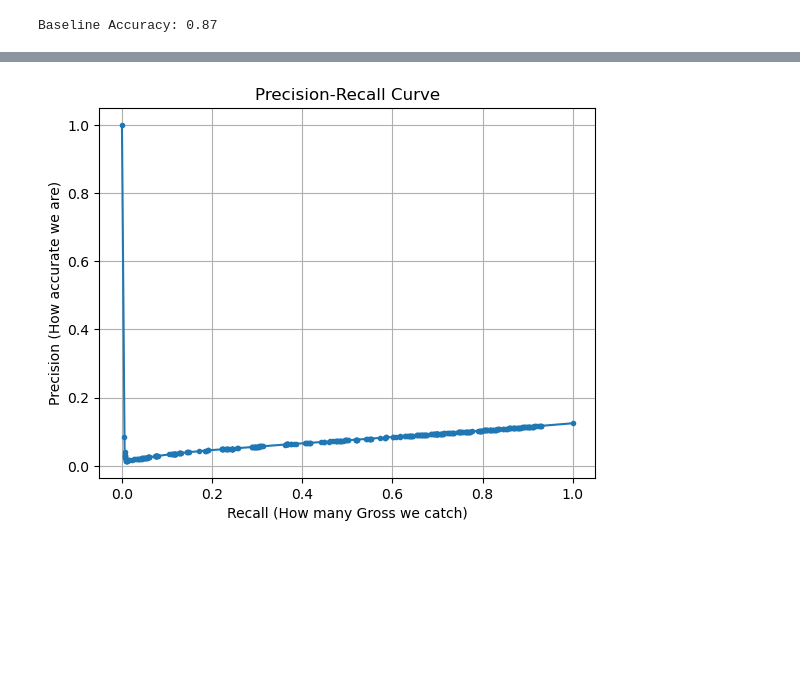
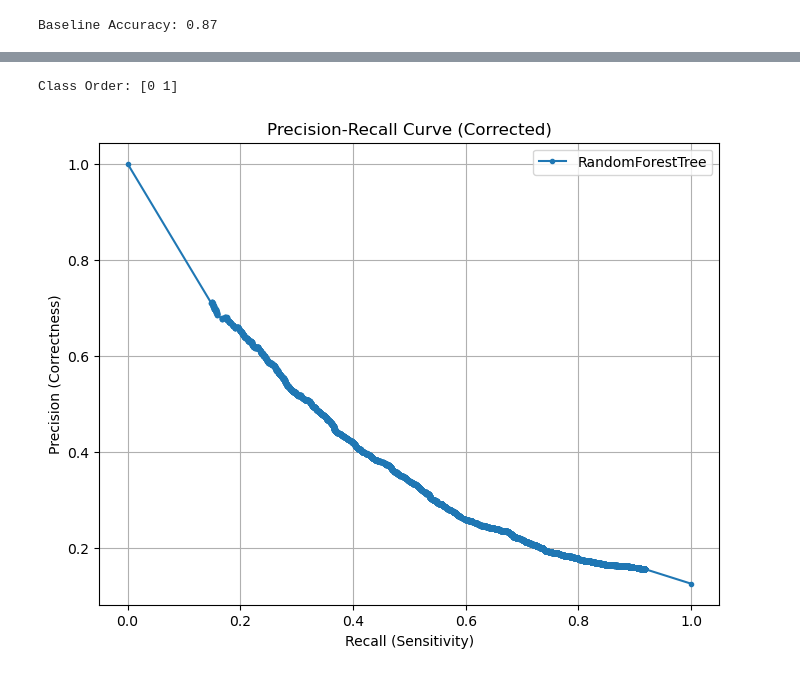
Before and after one commit to Muhammad-Mujtaba-Git/Ecommerce_COD_Validator-Daraz, a Jupyter notebook: Daraz Predictor.ipynb, the cells around one changed output, grey strips where cells are left out. Drawn from its saved outputs; the diff is of its cells as text; code cells hidden in the pictures; blank space fills up the shorter version.

```diff
--- a/Daraz Predictor.ipynb
+++ b/Daraz Predictor.ipynb
@@ -159,9 +208,9 @@ cat_features = ['category_name_1']
 # %%
 preprocessor = ColumnTransformer(
     transformers=[
-        ('num', SimpleImputer(strategy='median'), num_features),
+        ('num', SimpleImputer(), num_features),
         ('cat', make_pipeline(
             SimpleImputer(strategy='most_frequent'),
-            OrdinalEncoder()
+           OrdinalEncoder()
         ), cat_features)
     ])
@@ -210,0 +217,5 @@ weighted avg       0.87      0.89      0.86     34041
+# %%
+clf = Pipeline(steps=[
+    ('preprocessor', preprocessor),
+    ('model', RandomForestClassifier(random_state=42))
+])
@@ -210,0 +248,12 @@ weighted avg       0.87      0.89      0.86     34041
+# %%
+model = RandomizedSearchCV(
+    clf,
+    param_distributions=param,
+    n_iter=20,
+    cv=5,
+    n_jobs=-1,
+    verbose=1,
+    random_state=42
+)
+# %%
+model.fit(X_train_over, y_train_over)
@@ -211,17 +404,21 @@ weighted avg       0.87      0.89      0.86     34041
 # %%
-from sklearn.metrics import precision_recall_curve
-y_proba = model_tuned.predict_proba(X_test)[:, 1]
+print("Class Order:", model.classes_)
 
 
-precision, recall, thresholds = precision_recall_curve(y_test, y_proba, pos_label="Gross")
 
-# Plot it
-import matplotlib.pyplot as plt
-plt.plot(recall, precision, marker='.')
-plt.xlabel('Recall (How many Gross we catch)')
-plt.ylabel('Precision (How accurate we are)')
-plt.title('Precision-Recall Curve')
+y_proba_gross = model.predict_proba(X_test)[:, 0]
+
+
+precision, recall, thresholds = precision_recall_curve(y_test, y_proba_gross, pos_label=0)
+
+plt.figure(figsize=(8, 6))
+plt.plot(recall, precision, marker='.', label='RandomForestTree')
+plt.xlabel('Recall (Sensitivity)')
+plt.ylabel('Precision (Correctness)')
+plt.title('Precision-Recall Curve (Corrected)')
+plt.legend()
 plt.grid()
 plt.show()
 # %% [output]
+Class Order: [0 1]
-[figure, old version]
+[figure, new version]
```
Also changed, not shown: parts of 36 cells of this notebook.
